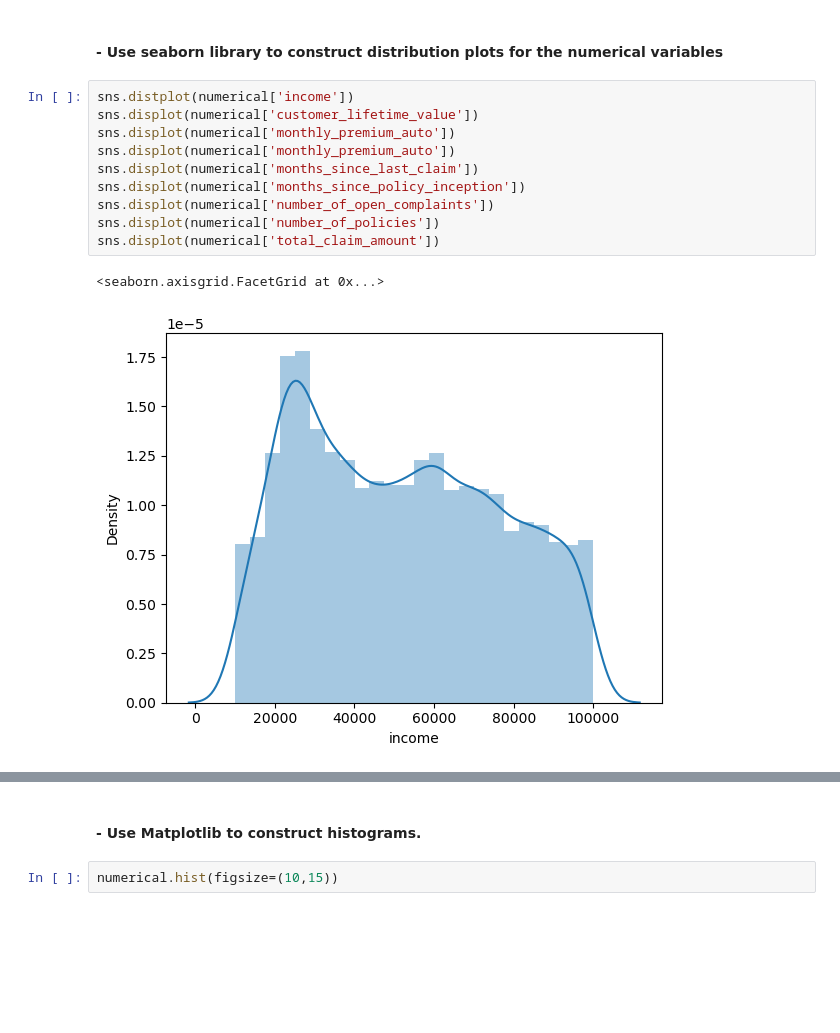
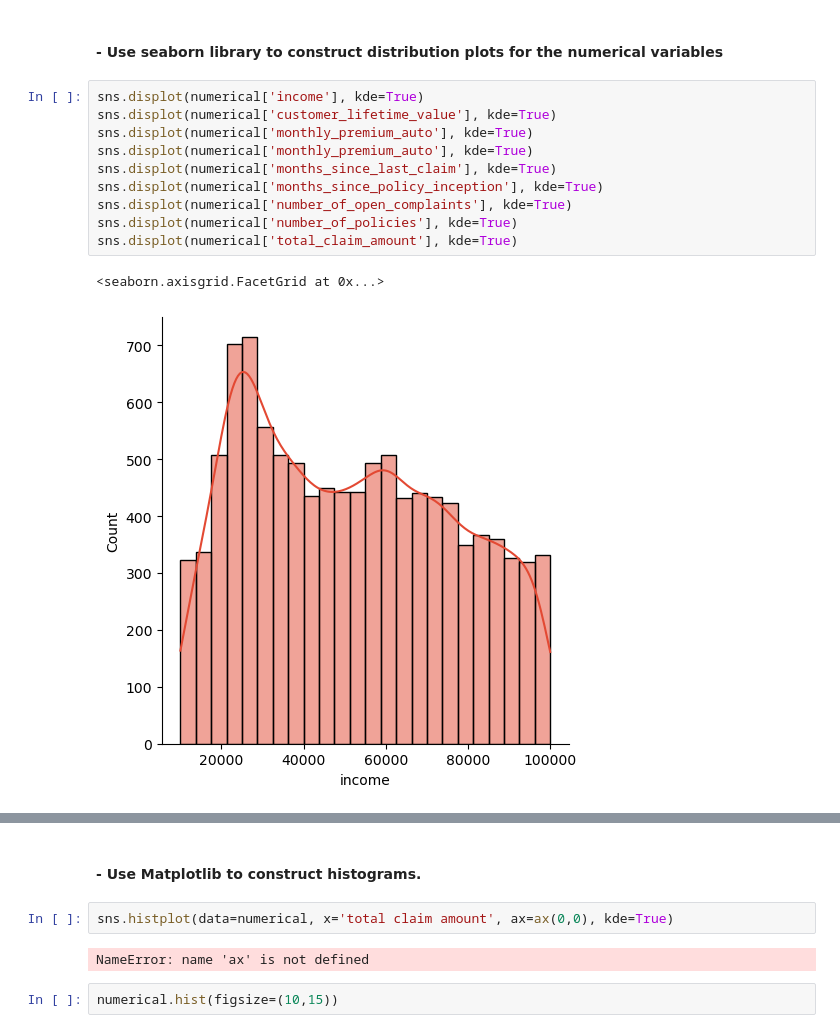
Before and after one commit to MLB-95/IH_LABS, a Jupyter notebook: LABS/week2/Customer Analysis Case Study (Act.3 & 4).ipynb, the cells around one changed output, grey strips where cells are left out. Drawn from its saved outputs; the diff is of its cells as text; blank space fills up the shorter version.

```diff
--- a/LABS/week2/Customer Analysis Case Study (Act.3 & 4).ipynb
+++ b/LABS/week2/Customer Analysis Case Study (Act.3 & 4).ipynb
@@ -96,15 +117,15 @@ memory usage: 1.2+ MB
 # %% [markdown]
  #### - Use seaborn library to construct distribution plots for the numerical variables
 # %%
-sns.distplot(numerical['income'])
-sns.displot(numerical['customer_lifetime_value'])
-sns.displot(numerical['monthly_premium_auto'])
-sns.displot(numerical['monthly_premium_auto'])
-sns.displot(numerical['months_since_last_claim'])
-sns.displot(numerical['months_since_policy_inception'])
-sns.displot(numerical['number_of_open_complaints'])
-sns.displot(numerical['number_of_policies'])
-sns.displot(numerical['total_claim_amount'])
+sns.displot(numerical['income'], kde=True)
+sns.displot(numerical['customer_lifetime_value'], kde=True)
+sns.displot(numerical['monthly_premium_auto'], kde=True)
+sns.displot(numerical['monthly_premium_auto'], kde=True)
+sns.displot(numerical['months_since_last_claim'], kde=True)
+sns.displot(numerical['months_since_policy_inception'], kde=True)
+sns.displot(numerical['number_of_open_complaints'], kde=True)
+sns.displot(numerical['number_of_policies'], kde=True)
+sns.displot(numerical['total_claim_amount'], kde=True)
 # %% [output]
 <seaborn.axisgrid.FacetGrid at 0x...>
-[figure, old version]
+[figure, new version]
@@ -119,5 +140,9 @@ sns.displot(numerical['total_claim_amount'])
 # %% [markdown]
 ####  - Use Matplotlib to construct histograms.
+# %%
+sns.histplot(data=numerical, x='total claim amount', ax=ax(0,0), kde=True)
+# %% [output]
+NameError: name 'ax' is not defined
 # %%
 numerical.hist(figsize=(10,15))
 # %% [output]
```
Also changed, not shown: parts of 19 cells of this notebook.
